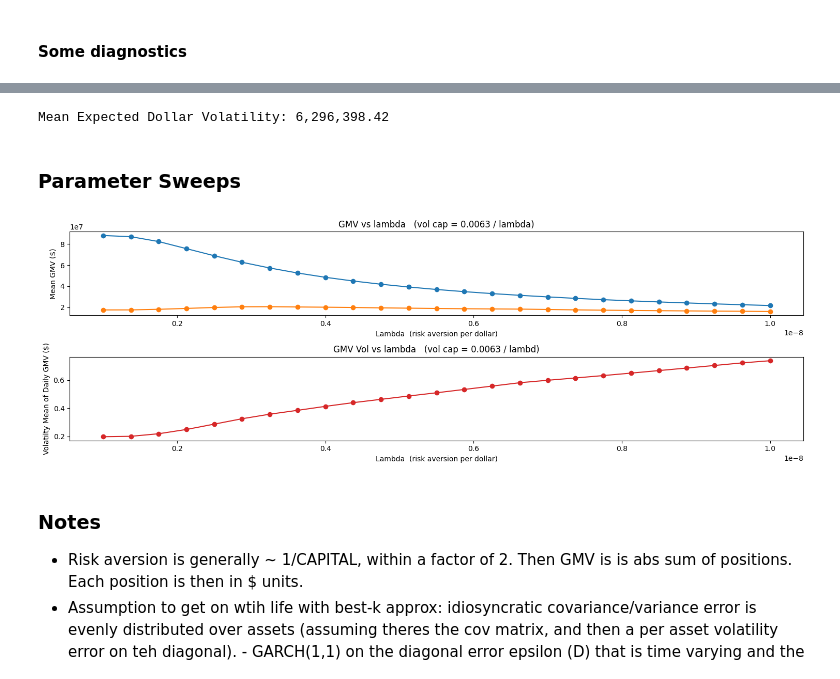
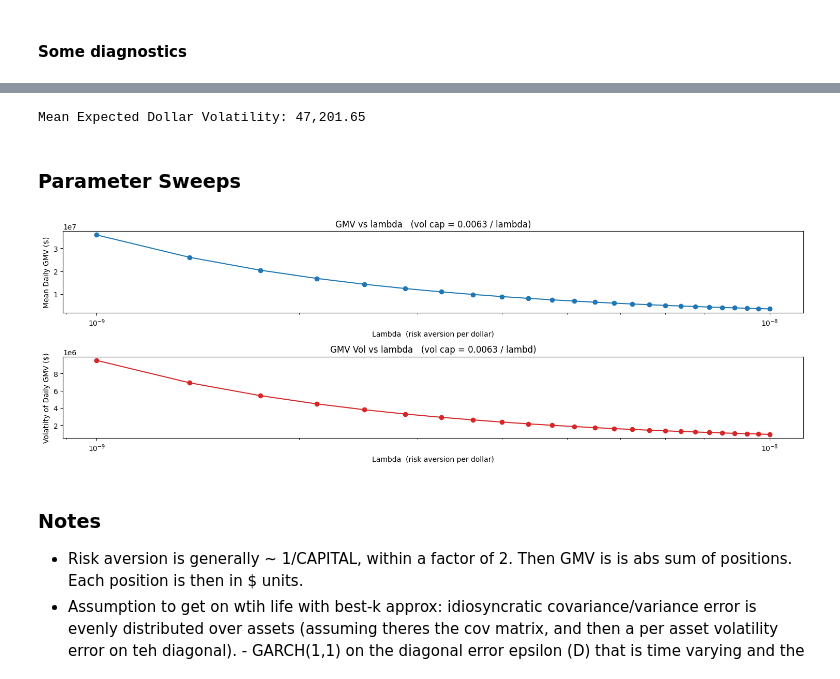
Before and after one commit to MichaelCusackNelkin/Summer_Research_2026, a Jupyter notebook: optimizer/optimal_portfolio.ipynb, the cells around one changed output, grey strips where cells are left out. Drawn from its saved outputs; the diff is of its cells as text; code cells hidden in the pictures.

```diff
--- a/optimizer/optimal_portfolio.ipynb
+++ b/optimizer/optimal_portfolio.ipynb
@@ -30,6 +30,8 @@ print(f"CACHE_DIR: {CACHE_DIR}")
 
 with open("../universe.txt", "r") as f:
     UNIVERSE = [line.strip() for line in f]
+with open("../top_50_universe.txt", "r") as f:
+    ACTIVE_SET = [s for s in [line.strip() for line in f] if s not in ['CRCL', 'OMDA']]
 START = "2025-06-11"
 END = "2026-06-11"
 DATASET = "XNAS.ITCH"
@@ -48,7 +50,8 @@ df_imbalance = (
         pl.col('ts_event').dt.convert_time_zone("America/New_York"),
         pl.col("symbol").cast(pl.Categorical)
     )
-    .filter(pl.col('ts_event').dt.time().is_between(pl.time(9,30), pl.time(16,00)))
+    .filter(pl.col('ts_event').dt.time().is_between(pl.time(9,30), pl.time(16,00)),
+            pl.col("symbol").is_in(ACTIVE_SET))
 )
 
 # trades with the bbo
@@ -61,7 +64,8 @@ df_trades = (
         schema="tbbo"
     )
     .select(["ts_event", "symbol", "price", "size", "ask_px_00", "bid_px_00"])
-    .filter(pl.col('ts_event').dt.time().is_between(pl.time(13,30), pl.time(21,0)))
+    .filter(pl.col('ts_event').dt.time().is_between(pl.time(13,30), pl.time(21,0)),
+            pl.col("symbol").is_in(ACTIVE_SET))
     .with_columns(pl.col('ts_event').dt.convert_time_zone("America/New_York"))
     .filter(pl.col('ts_event').dt.time().is_between(pl.time(9,30), pl.time(16,00)))
     .with_columns(pl.col("symbol").cast(pl.Categorical))
@@ -81,7 +85,8 @@ df_stats = (
         pl.col('ts_event').dt.convert_time_zone("America/New_York"),
         pl.col("symbol").cast(pl.Categorical)
     )
-    .filter(pl.col("stat_type") == 11)
+    .filter(pl.col("stat_type") == 11,
+            pl.col("symbol").is_in(ACTIVE_SET))
 )
 # %% [output]
 CACHE_DIR: /Users/michaelcusack-nelkin/GitHub/Summer_Research_2026/data/dbn_cache/generic
@@ -325,8 +330,8 @@ EPS_DIAG = np.load("../covariance/idiosyncratic_diag_vec.npy")
 SIGMA_F = np.load("../covariance/factor_cov_matrix.npy")
 SIGMA_R = np.load("../covariance/cov_matrix.npy")
 
-f_model = ForecastModel(UNIVERSE, beta_1 = res.params[0])
-c_model = CostModel(UNIVERSE)
+f_model = ForecastModel(ACTIVE_SET, beta_1 = res.params[0])
+c_model = CostModel(ACTIVE_SET)
 # %%
 # --- Parallel daily solve (days are independent; book is flat at every close) ---
 # Fans the days across processes. Each worker compiles the parametrized QP ONCE
@@ -340,8 +345,8 @@ import warnings
 
 N_JOBS = max(1, os.cpu_count() - 2)
 COMMISSION_PER_SHARE = 0.0035
-LAMBDA = 1e-9                                  # Risk aversion per dollar, ~ 1 / capital.
-DAILY_DOLLAR_VOL_CAP = 6_300_000               # 0.0063 * intended capital amount=> annual vol 10%. Real dollar pnl is sigma-bar (0.02) * cap.
+LAMBDA = 1e-10                                  # Risk aversion per dollar, ~OOM of 1 / (capital * 1e-3).
+DAILY_DOLLAR_VOL_CAP = 0.0063 * 1e10            # 0.0063 * 1/lambda amount=> annual vol 10%. Real dollar pnl is sigma-bar (0.02) * cap.
 
 def _solve_chunk(symbols, Sigma_r, Sigma_f, Loadings, eps_diag, lam, vol_cap, day_records):
     """One worker: compile the QP once, then warm-start through its chunk of days."""
@@ -366,10 +371,10 @@ day_records = [
 
 chunks = [c for c in _split_contiguous(day_records, N_JOBS) if c]
 chunk_results = Parallel(n_jobs=N_JOBS, backend="loky")(
-    delayed(_solve_chunk)(UNIVERSE, SIGMA_R, SIGMA_F, L, EPS_DIAG, LAMBDA, DAILY_DOLLAR_VOL_CAP, chunk) for chunk in chunks
+    delayed(_solve_chunk)(ACTIVE_SET, SIGMA_R, SIGMA_F, L, EPS_DIAG, LAMBDA, DAILY_DOLLAR_VOL_CAP, chunk) for chunk in chunks
 )
 
-weights = {d: dict(zip(UNIVERSE, ws)) for chunk in chunk_results for d, ws in chunk}
+weights = {d: dict(zip(ACTIVE_SET, ws)) for chunk in chunk_results for d, ws in chunk}
 print(f"solved {len(weights)} days across {len(chunks)} workers")
 # %% [output]
 solved 248 days across 12 workers
@@ -556,7 +654,7 @@ vols = [
 
 print(f"Mean Expected Dollar Volatility: {np.mean(vols):,.2f}")
 # %% [output]
-Mean Expected Dollar Volatility: 6,296,398.42
+Mean Expected Dollar Volatility: 47,201.65
 # %% [markdown]
 ### Parameter Sweeps
 # %%
@@ -570,7 +668,7 @@ def _avg_gmv(lam, vol_cap):
     """Solve all days at (lam, vol_cap); return mean daily GMV = mean_t( sum_i |$pos| )."""
     chunks = [c for c in _split_contiguous(day_records, N_JOBS) if c]
     chunk_results = Parallel(n_jobs=N_JOBS, backend="loky")(
-        delayed(_solve_chunk)(UNIVERSE, SIGMA_R, SIGMA_F, L, EPS_DIAG, lam, vol_cap, chunk)
+        delayed(_solve_chunk)(ACTIVE_SET, SIGMA_R, SIGMA_F, L, EPS_DIAG, lam, vol_cap, chunk)
         for chunk in chunks
     )
     gmv_by_day = [np.abs(ws).sum() for chunk in chunk_results for _, ws in chunk]
@@ -579,26 +677,29 @@ def _avg_gmv(lam, vol_cap):
 # --- Sweep grids ---
 lambda_grid = np.linspace(1e-9, 1e-8, 25)            # risk aversion per dollar (~ 1/capital)
 
-gmv_vs_lambda = [_avg_gmv(lam, 6_300_000) for lam in lambda_grid]
+gmv_vs_lambda = [_avg_gmv(lam, 0.0063 * (1/lam)) for lam in lambda_grid]
 # %%
 # --- Plots: GMV for each sweep ---
 fig, (ax_mean, ax_std) = plt.subplots(2, 1, figsize=(15, 5))
 
 ax_mean.plot(lambda_grid, [mean for (mean, std) in gmv_vs_lambda], marker="o", color="tab:blue")
-ax_mean.plot(lambda_grid, [std for (mean, std) in gmv_vs_lambda], marker="o", color="tab:orange")
+# ax_mean.plot(lambda_grid, [std for (mean, std) in gmv_vs_lambda], marker="o", color="tab:orange")
 ax_mean.set_xlabel("Lambda  (risk aversion per dollar)")
-ax_mean.set_ylabel("Mean GMV ($)")
+ax_mean.set_ylabel("Mean Daily GMV ($)")
 ax_mean.set_title(f"GMV vs lambda   (vol cap = 0.0063 / lambda)")
+ax_mean.set_xscale("log")
 
-ax_std.plot(lambda_grid, [std/mean for (mean, std) in gmv_vs_lambda], marker="o", color="tab:red")
+ax_std.plot(lambda_grid, [std for (mean, std) in gmv_vs_lambda], marker="o", color="tab:red")
 ax_std.set_xlabel("Lambda  (risk aversion per dollar)")
-ax_std.set_ylabel("Volatilty Mean of Daily GMV ($)")
+ax_std.set_ylabel("Volatilty of Daily GMV ($)")
 ax_std.set_title(f"GMV Vol vs lambda   (vol cap = 0.0063 / lambd)")
+ax_std.set_xscale("log")
+
 
 fig.tight_layout()
 plt.show()
 # %% [output]
-[figure, old version]
+[figure, new version]
 # %% [markdown]
 ### Notes
 - Risk aversion is generally ~ 1/CAPITAL, within a factor of 2. Then GMV is is abs sum of positions. Each position is then in $ units.
```
Also changed, not shown: parts of 11 cells of this notebook, 13 other files.
